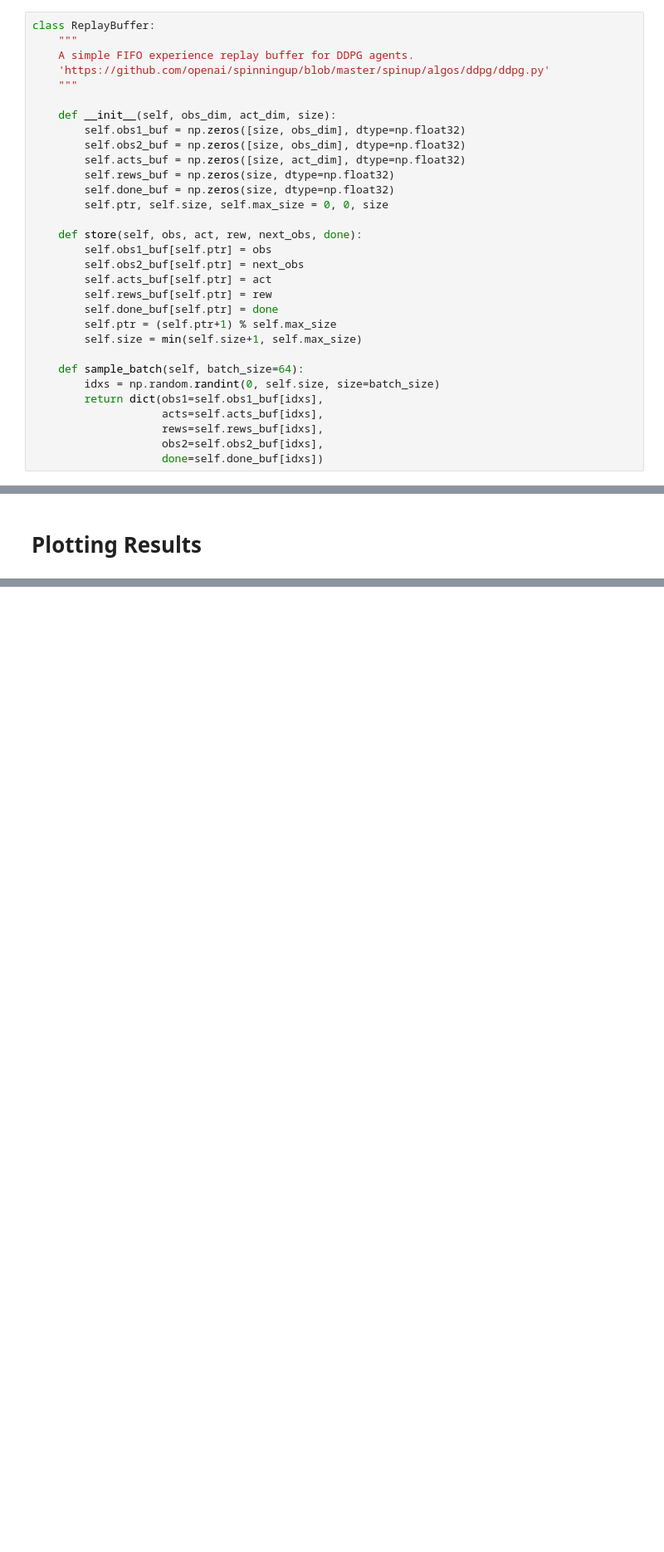
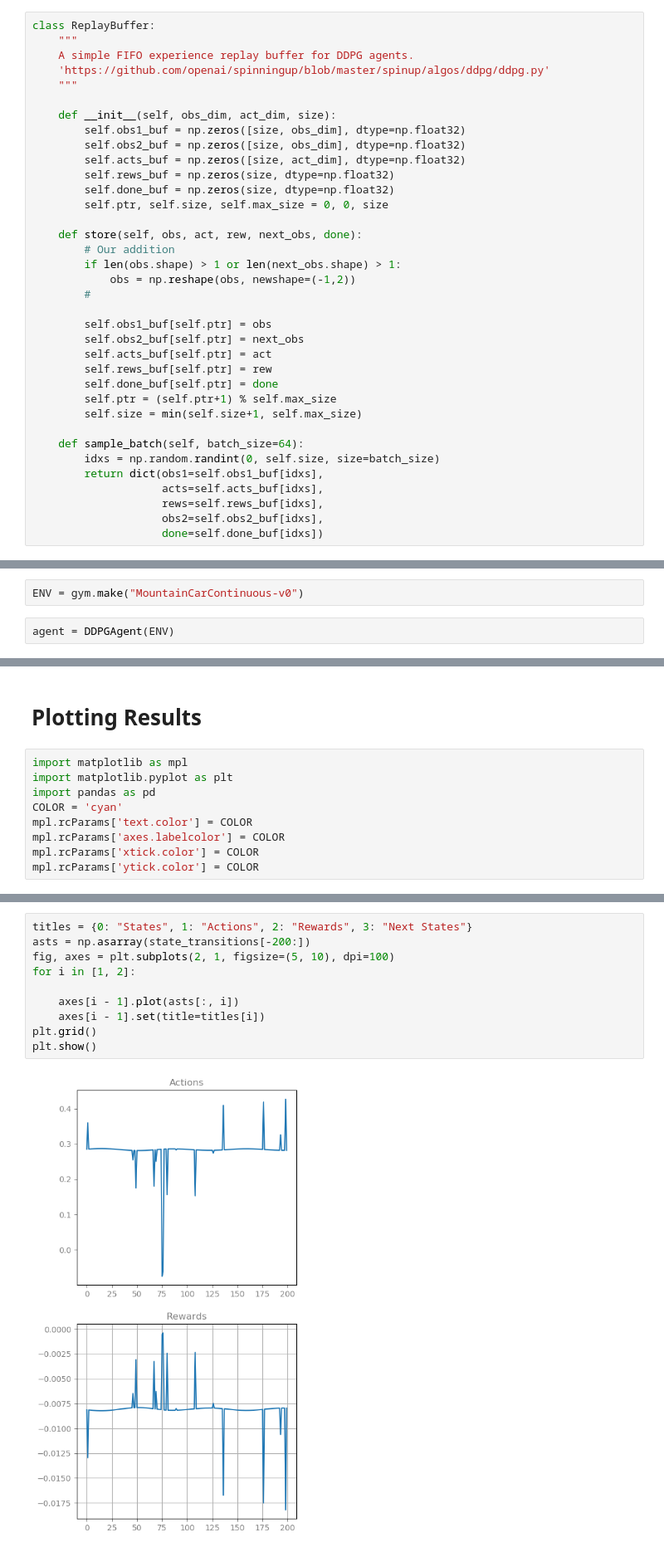
Before and after one commit to denizmguen/IANNWTF2019-Project, a Jupyter notebook: notebook_complete.ipynb, the cells around one changed output, grey strips where cells are left out. Shown at 83% size. Cells and saved outputs as stored; diff of their text form; blank space fills up the shorter version.

Commit message:
Updated notebook and included some images

```diff
--- a/notebook_complete.ipynb
+++ b/notebook_complete.ipynb
@@ -35,6 +60,11 @@ class ReplayBuffer:
         self.ptr, self.size, self.max_size = 0, 0, size
 
     def store(self, obs, act, rew, next_obs, done):
+        # Our addition
+        if len(obs.shape) > 1 or len(next_obs.shape) > 1:
+            obs = np.reshape(obs, newshape=(-1,2))
+        #
+
         self.obs1_buf[self.ptr] = obs
         self.obs2_buf[self.ptr] = next_obs
         self.acts_buf[self.ptr] = act
@@ -305,0 +416,4 @@ state_data = np.array(state_log)
+# %%
+ENV = gym.make("MountainCarContinuous-v0")
+# %%
+agent = DDPGAgent(ENV)
@@ -306,2 +493,11 @@ state_data = np.array(state_log)
 # %% [markdown]
 # Plotting Results
+# %%
+import matplotlib as mpl
+import matplotlib.pyplot as plt
+import pandas as pd
+COLOR = 'cyan'
+mpl.rcParams['text.color'] = COLOR
+mpl.rcParams['axes.labelcolor'] = COLOR
+mpl.rcParams['xtick.color'] = COLOR
+mpl.rcParams['ytick.color'] = COLOR
@@ -307,0 +519,12 @@ state_data = np.array(state_log)
+# %%
+titles = {0: "States", 1: "Actions", 2: "Rewards", 3: "Next States"}
+asts = np.asarray(state_transitions[-200:])
+fig, axes = plt.subplots(2, 1, figsize=(5, 10), dpi=100)
+for i in [1, 2]:
+
+    axes[i - 1].plot(asts[:, i])
+    axes[i - 1].set(title=titles[i])
+plt.grid()
+plt.show()
+# %% [output]
+[figure, added]
```
Also changed, not shown: parts of 25 cells of this notebook, 10 other files.
